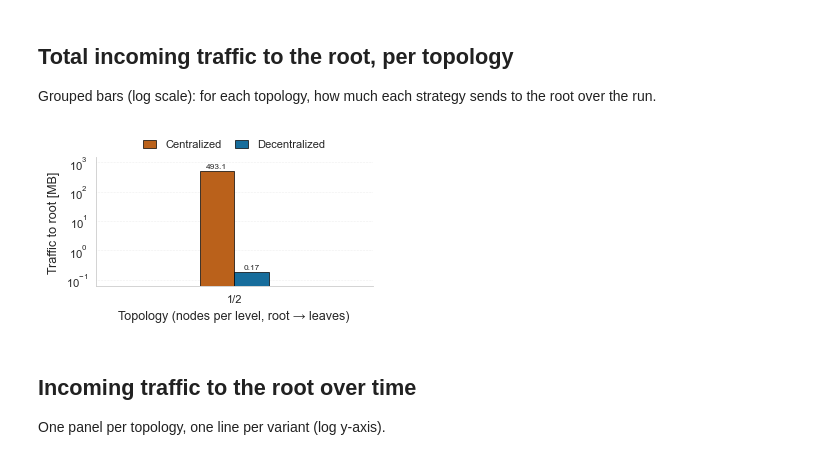
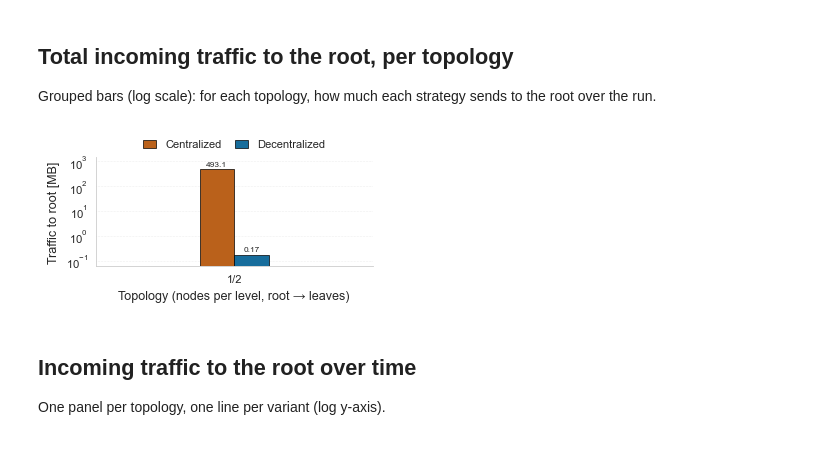
Before and after one commit to ESPAT-Orga/nebulastream-espat, a Jupyter notebook: scripts/benchmarking/distributed_statistic_collection/plots/DistributedStatisticCollection.ipynb, the cells around one changed output. Drawn from its saved outputs; the diff is of its cells as text; code cells hidden in the pictures.

```diff
--- a/scripts/benchmarking/distributed_statistic_collection/plots/DistributedStatisticCollection.ipynb
+++ b/scripts/benchmarking/distributed_statistic_collection/plots/DistributedStatisticCollection.ipynb
@@ -22,6 +22,7 @@ import glob
 import os
 
 import matplotlib.pyplot as plt
+from matplotlib.ticker import LogLocator
 import pandas as pd
 import seaborn as sns
 
@@ -45,6 +46,9 @@ PAPER_RC = {
 
 # Column widths in inches: single column and full width of a two-column layout.
 COL_W, FULL_W = 3.3, 7.0
+# Panel height in inches. Kept well under COL_W: these are wide-and-short bar panels sitting in a
+# two-column layout, and a taller box only stretches the whitespace between the bars and the labels.
+PANEL_H = 1.7
 BAR_WIDTH = 0.35  # narrow bars: grouped bars read as pairs, not slabs
 
 # Two methods compared: WEAVE (our integrated edge path `local`, blue/solid) vs the SOTA
@@ -163,7 +167,7 @@ if summary is None:
 else:
     shown = summary[summary["variant"].isin(VARIANT_ORDER)]
     with sns.plotting_context("paper", rc=PAPER_RC):
-        fig, ax = plt.subplots(figsize=(COL_W, 1.9))
+        fig, ax = plt.subplots(figsize=(COL_W, PANEL_H))
         sns.barplot(
             data=shown,
             x="topology",
@@ -178,39 +182,42 @@ else:
             ax=ax,
         )
         ax.set_yscale("log")
+        # Force one tick per decade: at PANEL_H the auto locator thins the log axis down to a single
+        # labelled decade, which makes the scale unreadable.
+        ax.yaxis.set_major_locator(LogLocator(base=10.0, numticks=15))
         ax.set_xlabel("Topology (nodes per level, root → leaves)")
         ax.set_ylabel("Traffic to root [MB]")
         ax.grid(True, axis="y", linestyle=":", linewidth=0.4, alpha=0.6)
         ax.tick_params(length=2, width=0.6)
         sns.despine(ax=ax)
         # Value on top of every bar.
         for container in ax.containers:
             ax.bar_label(container, labels=[fmt_si(b.get_height()) for b in container], padding=1.5, fontsize=6)
         # Pad the categorical axis so a run with few topologies doesn't stretch its bars into slabs;
         # bar width is fixed in data units, so the padding is what keeps them thin.
         ax.set_xlim(-0.7, len(TOPOLOGIES) - 0.3)
         # Log axis: bars grow from the bottom spine, so give the shortest plotted bar room to be visible.
         # Headroom on top so the value labels aren't clipped.
         ax.set_ylim(bottom=shown["total_mb"].min() / 3, top=ax.get_ylim()[1] * 2)
         # Legend above the axes (single row, no frame) — no suptitle, the caption carries it.
         handles, labels = ax.get_legend_handles_labels()
         ax.get_legend().remove()
         ax.legend(
             handles,
             labels,
             loc="lower center",
             bbox_to_anchor=(0.5, 1.0),
             ncol=len(labels),
             frameon=False,
             handlelength=1.2,
             columnspacing=1.2,
             borderpad=0.2,
         )
         fig.tight_layout(pad=0.2)
         FIGURES["total_root_rx_by_topology"] = fig
         plt.show()
 # %% [output]
-[figure, old version]
+[figure, new version]
 # %% [markdown]
 ## Incoming traffic to the root over time
 
```
Also changed, not shown: parts of 3 cells of this notebook, 16 other files.
